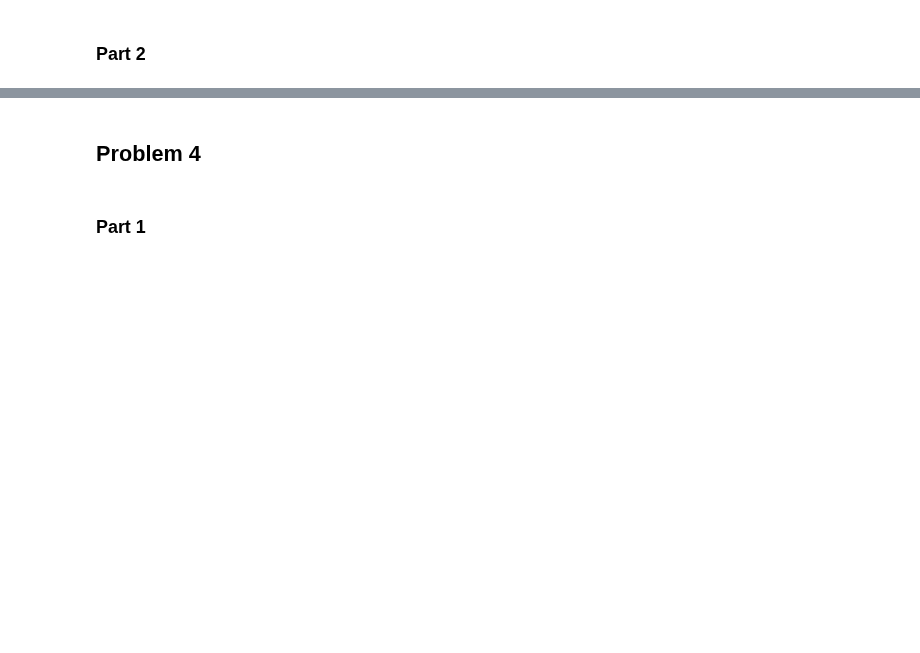
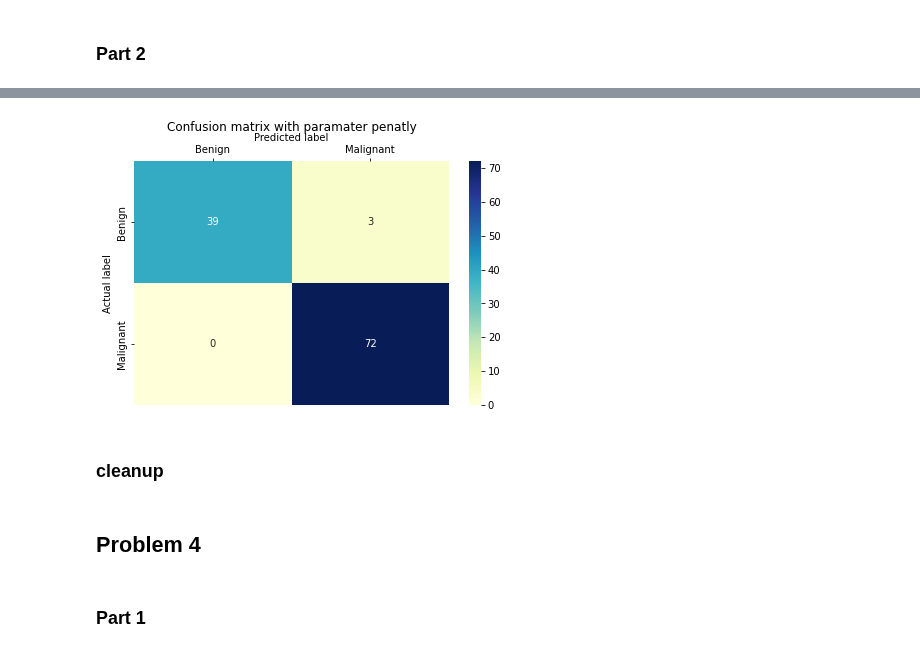
Before and after one commit to A-Hudson-0117/MachineLearning-Intro, a Jupyter notebook: logistic regression (hw 2)/logistic regression.ipynb, the cells around one changed output, grey strips where cells are left out. Cells and saved outputs as stored; diff of their text form; code cells hidden in the pictures; blank space fills up the shorter version.

```diff
--- a/logistic regression (hw 2)/logistic regression.ipynb
+++ b/logistic regression (hw 2)/logistic regression.ipynb
@@ -265,2 +370,6 @@ breast_df.head(20) # print 20 to see two labels
 # %% [markdown]
 ### Part 2
+# %%
+REGULARIZATION_VALUE = 0.1
+# Using lbfgs as it defaults paramater penalty to l2
+classifier_model = LogisticRegression(max_iter=250, C=REGULARIZATION_VALUE)
@@ -266,0 +407,13 @@ breast_df.head(20) # print 20 to see two labels
+# %%
+class_names=['Benign','Malignant'] # name of classes
+fig, ax = plt.subplots()
+# create heatmap
+sns.heatmap(pd.DataFrame(cnf_matrix), annot=True, cmap="YlGnBu" ,fmt='g', xticklabels=class_names, yticklabels=class_names)
+ax.xaxis.set_label_position("top")
+ax.xaxis.set_ticks_position("top")
+plt.tight_layout()
+plt.title(title, y=1.1);
+plt.ylabel('Actual label');
+plt.xlabel('Predicted label');
+# %% [output]
+[figure, added]
@@ -266,0 +422,2 @@ breast_df.head(20) # print 20 to see two labels
+# %% [markdown]
+### cleanup
```
Also changed, not shown: parts of 50 cells of this notebook.
